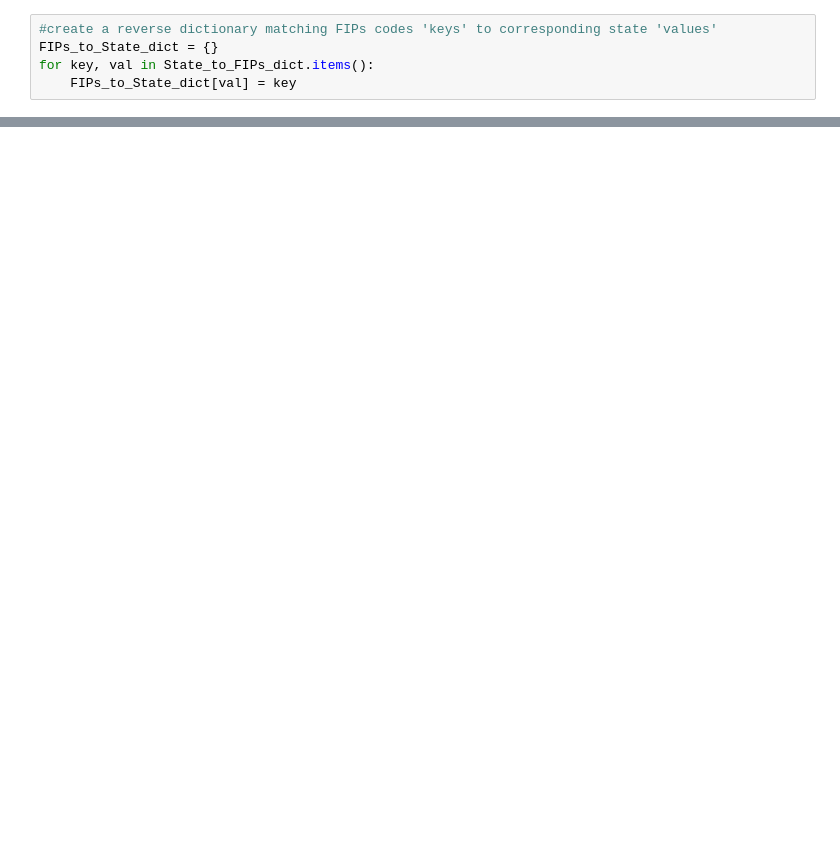
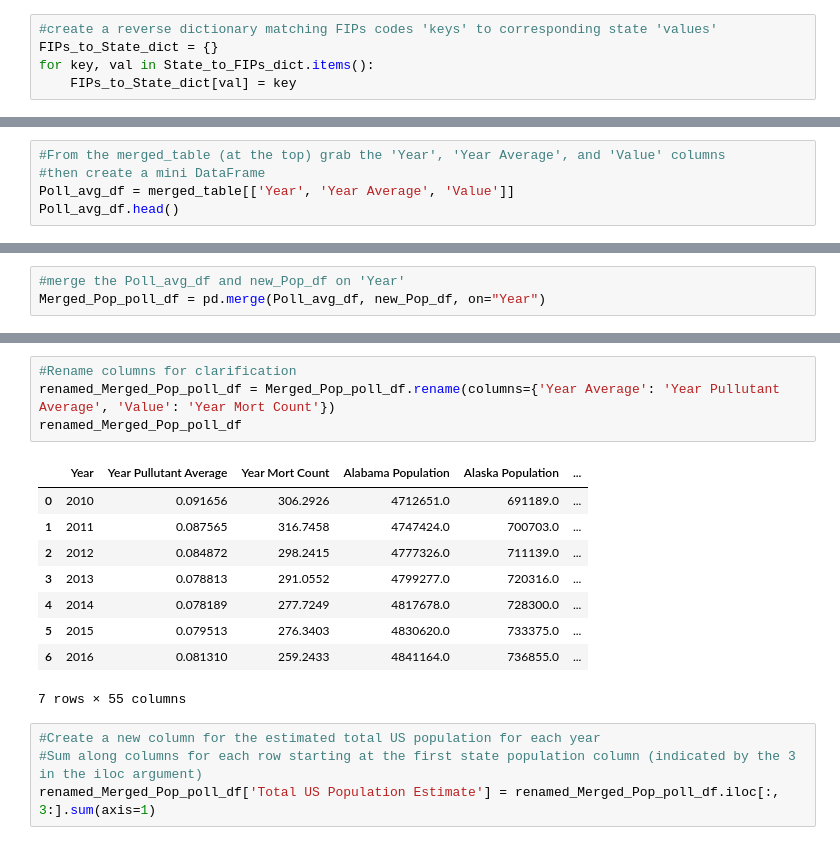
Before and after one commit to ulyssey28/Project-1-Data, a Jupyter notebook: Census Data/Final Population Dataset.ipynb, the cells around one changed output, grey strips where cells are left out. Drawn from its saved outputs; the diff is of its cells as text; blank space fills up the shorter version.

```diff
--- a/Census Data/Final Population Dataset.ipynb
+++ b/Census Data/Final Population Dataset.ipynb
@@ -165,0 +200,5 @@ url = 'https://api.census.gov/data/2009/pep/natstprc?get=STNAME,POP&DATE=7&for=s
+# %%
+#From the merged_table (at the top) grab the 'Year', 'Year Average', and 'Value' columns
+#then create a mini DataFrame
+Poll_avg_df = merged_table[['Year', 'Year Average', 'Value']]
+Poll_avg_df.head()
@@ -165,0 +212,3 @@ url = 'https://api.census.gov/data/2009/pep/natstprc?get=STNAME,POP&DATE=7&for=s
+# %%
+#merge the Poll_avg_df and new_Pop_df on 'Year'
+Merged_Pop_poll_df = pd.merge(Poll_avg_df, new_Pop_df, on="Year")
@@ -165,0 +225,18 @@ url = 'https://api.census.gov/data/2009/pep/natstprc?get=STNAME,POP&DATE=7&for=s
+# %%
+#Rename columns for clarification
+renamed_Merged_Pop_poll_df = Merged_Pop_poll_df.rename(columns={'Year Average': 'Year Pullutant Average', 'Value': 'Year Mort Count'})
+renamed_Merged_Pop_poll_df
+# %% [output]
+|  | Year | Year Pullutant Average | Year Mort Count | Alabama Population | Alaska Population | ... |
+| 0 | 2010 | 0.091656 | 306.2926 | 4712651.0 | 691189.0 | ... |
+| 1 | 2011 | 0.087565 | 316.7458 | 4747424.0 | 700703.0 | ... |
+| 2 | 2012 | 0.084872 | 298.2415 | 4777326.0 | 711139.0 | ... |
+| 3 | 2013 | 0.078813 | 291.0552 | 4799277.0 | 720316.0 | ... |
+| 4 | 2014 | 0.078189 | 277.7249 | 4817678.0 | 728300.0 | ... |
+| 5 | 2015 | 0.079513 | 276.3403 | 4830620.0 | 733375.0 | ... |
+| 6 | 2016 | 0.081310 | 259.2433 | 4841164.0 | 736855.0 | ... |
+7 rows × 55 columns
+# %%
+#Create a new column for the estimated total US population for each year
+#Sum along columns for each row starting at the first state population column (indicated by the 3 in the iloc argument)
+renamed_Merged_Pop_poll_df['Total US Population Estimate'] = renamed_Merged_Pop_poll_df.iloc[:, 3:].sum(axis=1)
```
Also changed, not shown: parts of 15 cells of this notebook.
